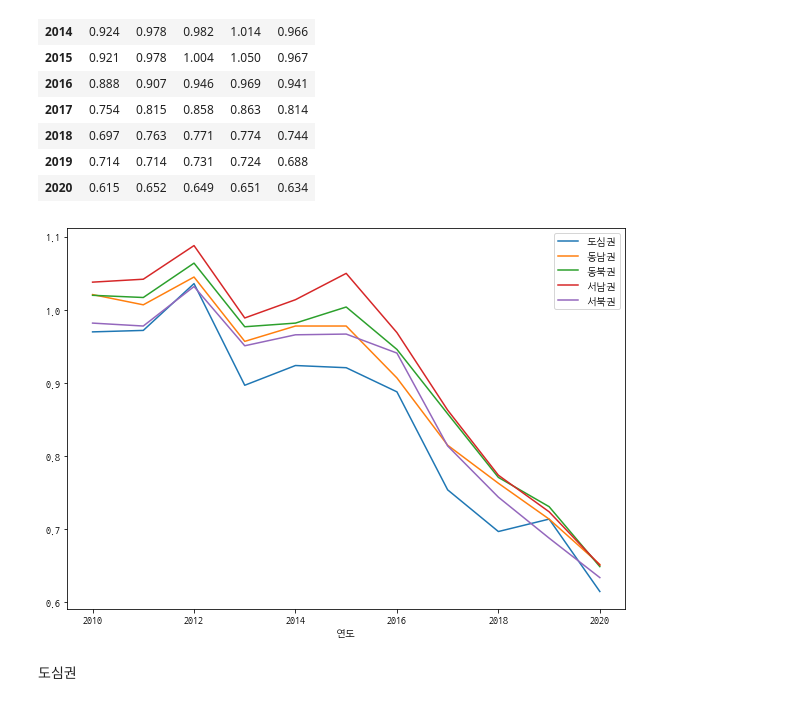
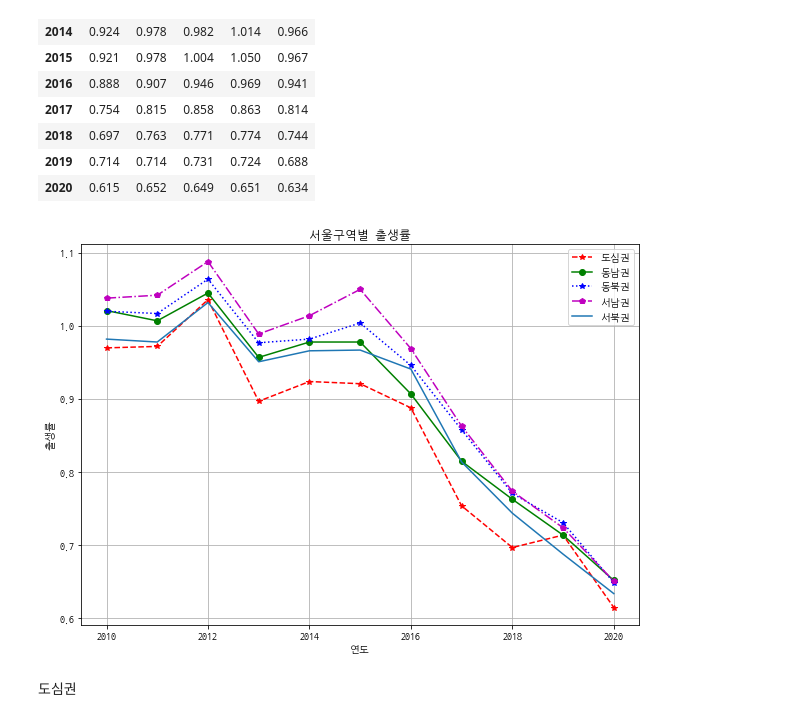
Before and after one commit to jessica8403/TIL, a Jupyter notebook: 시각화정리.ipynb, the cells around one changed output. Saved outputs shown, nothing was run; the diff lists cells and outputs as text; code cells hidden in the pictures.

```diff
--- a/시각화정리.ipynb
+++ b/시각화정리.ipynb
@@ -118,10 +98,17 @@ map
 [interactive output not drawn]
 # %%
 #2010-2020년 서울특별시 출생률
-matplotlib.rcParams['font.family']='NanumGothicCoding'
-matplotlib.rcParams['axes.unicode_minus']=False
-plt.rcParams["figure.figsize"] = (10,5)
+# matplotlib.rcParams['font.family']='NanumGothicCoding'
+# matplotlib.rcParams['axes.unicode_minus']=False
+# plt.rcParams["figure.figsize"] = (10,5)
 
-df1.plot()
+# df1.plot()
+# plt.show()
+
+df1_1=df1.plot(grid=True,style=['r--*', 'g-o', 'b:*', 'm-.p'])
+df1_1.set_xlabel('연도')
+df1_1.set_ylabel('출생률')
+df1_1.set_title('서울특별시 출생률')
+df1_1.plot(size=(10,7))
 plt.show()
 # %% [output]
@@ -147,14 +134,21 @@ df2
 | 2019 | 0.714 | 0.714 | 0.731 | 0.724 | 0.688 |
 | 2020 | 0.615 | 0.652 | 0.649 | 0.651 | 0.634 |
 # %%
-matplotlib.rcParams['font.family']='NanumGothicCoding'
-matplotlib.rcParams['axes.unicode_minus']=False
-plt.rcParams["figure.figsize"] = (10,7)
+# matplotlib.rcParams['font.family']='NanumGothicCoding'
+# matplotlib.rcParams['axes.unicode_minus']=False
+# plt.rcParams["figure.figsize"] = (10,7)
 
-df2.plot()
+# df2.plot()
+# plt.show()
+
+df2_1=df2.plot(grid=True,style=['r--*', 'g-o', 'b:*', 'm-.p'])
+df2_1.set_xlabel('연도')
+df2_1.set_ylabel('출생률')
+df2_1.set_title('서울구역별 출생률')
+df2_1.plot(size=(10,7))
 plt.show()
 # %% [output]
-[figure, old version]
+[figure, new version]
 # %% [markdown]
 도심권
 # %%
```
Also changed, not shown: parts of 23 cells of this notebook.
